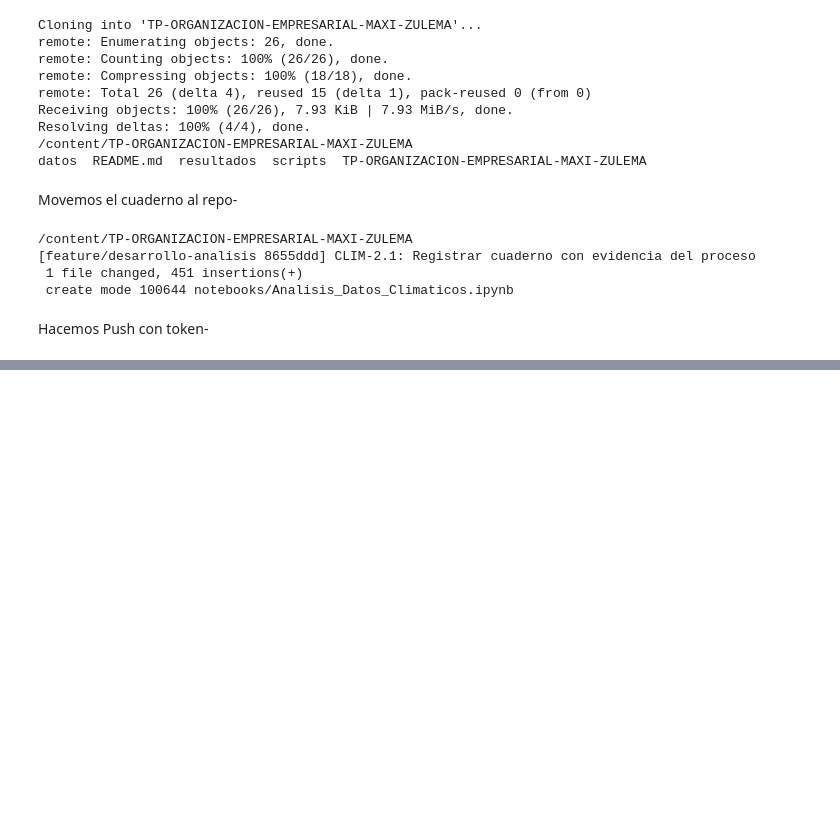
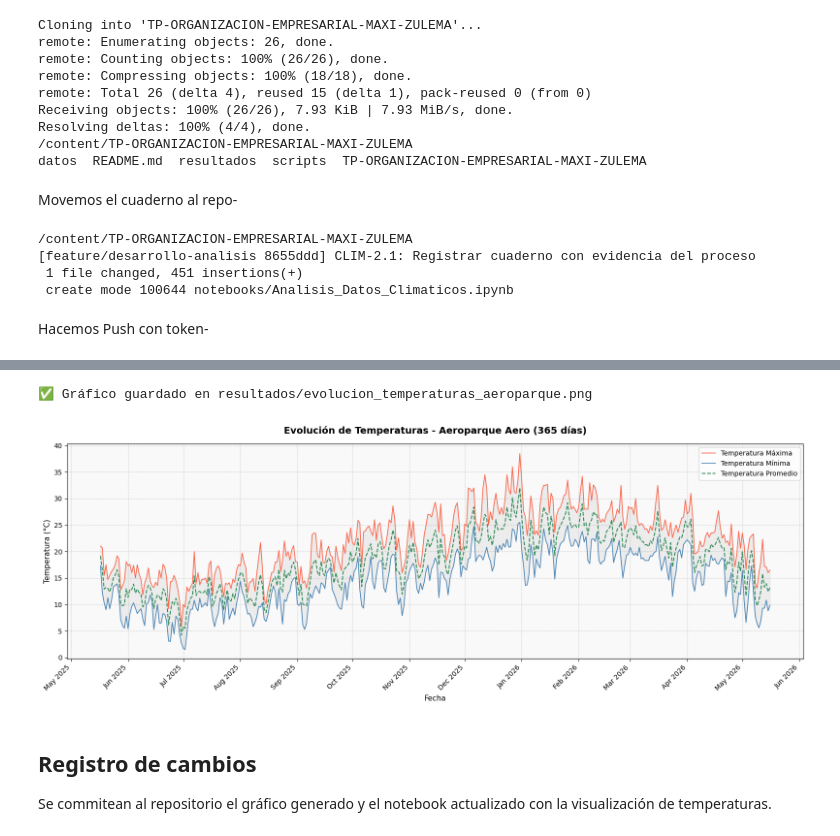
Before and after one commit to Maximiliano-Alvarez/TP-ORGANIZACION-EMPRESARIAL-MAXI-ZULEMA, a Jupyter notebook: notebooks/Analisis_Datos_Climaticos.ipynb, the cells around one changed output, grey strips where cells are left out. Drawn from its saved outputs; the diff is of its cells as text; code cells hidden in the pictures; blank space fills up the shorter version.

```diff
--- a/notebooks/Analisis_Datos_Climaticos.ipynb
+++ b/notebooks/Analisis_Datos_Climaticos.ipynb
@@ -104,0 +188,46 @@ Hacemos Push con token-
+# %%
+import matplotlib.pyplot as plt
+import matplotlib.dates as mdates
+
+# Calcular promedio diario
+df_aero['TPROM'] = (df_aero['TMAX'] + df_aero['TMIN']) / 2
+
+# Ordenar por fecha
+df_plot = df_aero.sort_values('FECHA')
+
+fig, ax = plt.subplots(figsize=(16, 6))
+
+ax.plot(df_plot['FECHA'], df_plot['TMAX'], label='Temperatura Máxima', color='tomato', linewidth=1.2)
+ax.plot(df_plot['FECHA'], df_plot['TMIN'], label='Temperatura Mínima', color='steelblue', linewidth=1.2)
+ax.plot(df_plot['FECHA'], df_plot['TPROM'], label='Temperatura Promedio', color='seagreen', linewidth=1.5, linestyle='--')
+
+# Relleno entre max y min
+ax.fill_between(df_plot['FECHA'], df_plot['TMAX'], df_plot['TMIN'], alpha=0.1, color='gray')
+
+# Formato eje X
+ax.xaxis.set_major_locator(mdates.MonthLocator())
+ax.xaxis.set_major_formatter(mdates.DateFormatter('%b %Y'))
+plt.xticks(rotation=45, ha='right')
+
+# Etiquetas y estilo
+ax.set_title('Evolución de Temperaturas - Aeroparque Aero (365 días)', fontsize=14, fontweight='bold', pad=15)
+ax.set_xlabel('Fecha', fontsize=11)
+ax.set_ylabel('Temperatura (°C)', fontsize=11)
+ax.legend(fontsize=10)
+ax.grid(True, linestyle='--', alpha=0.5)
+ax.set_facecolor('#f9f9f9')
+fig.patch.set_facecolor('white')
+
+plt.tight_layout()
+
+# Guardar en resultados
+plt.savefig('resultados/evolucion_temperaturas_aeroparque.png', dpi=150, bbox_inches='tight')
+print("✅ Gráfico guardado en resultados/evolucion_temperaturas_aeroparque.png")
+plt.show()
+# %% [output]
+✅ Gráfico guardado en resultados/evolucion_temperaturas_aeroparque.png
+[figure, added]
+# %% [markdown]
+## Registro de cambios
+Se commitean al repositorio el gráfico generado y el notebook
+actualizado con la visualización de temperaturas.
```
Also changed, not shown: parts of 13 cells of this notebook.
